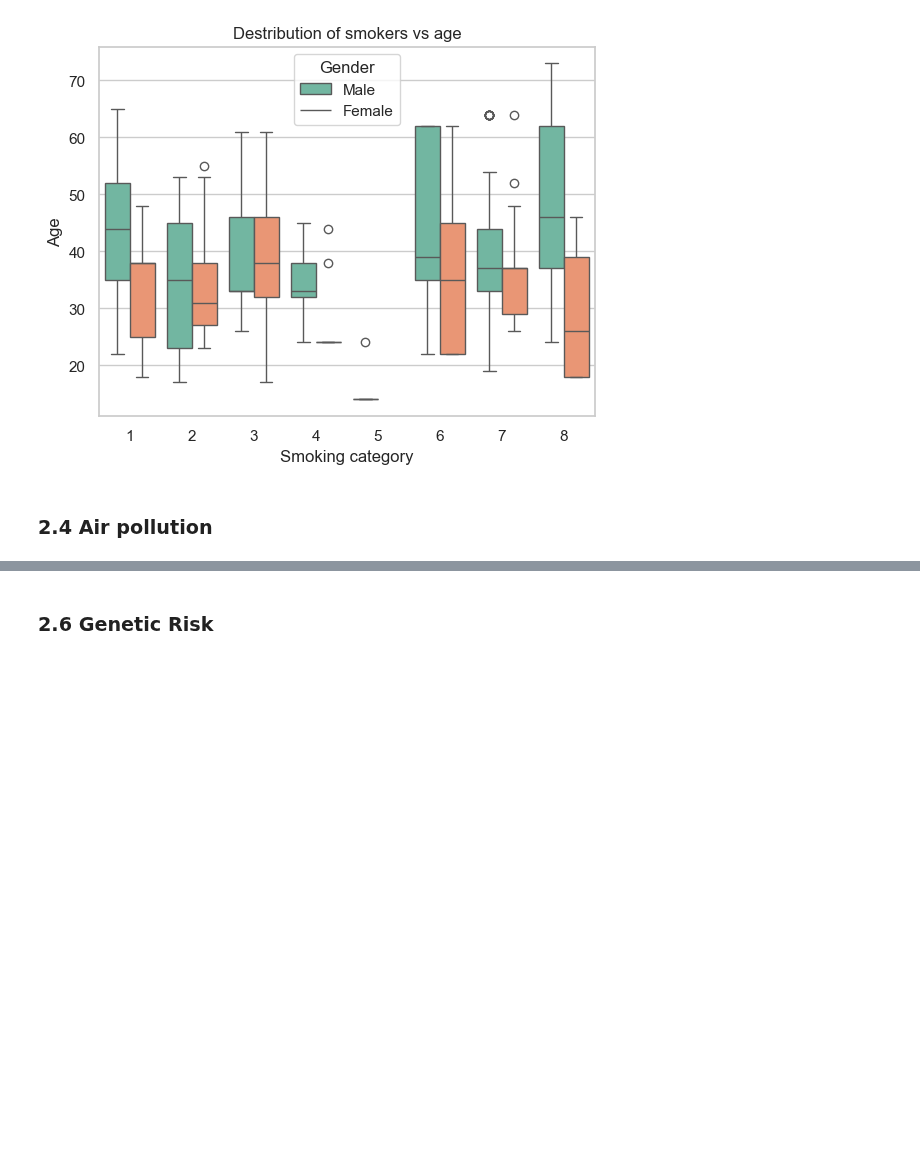
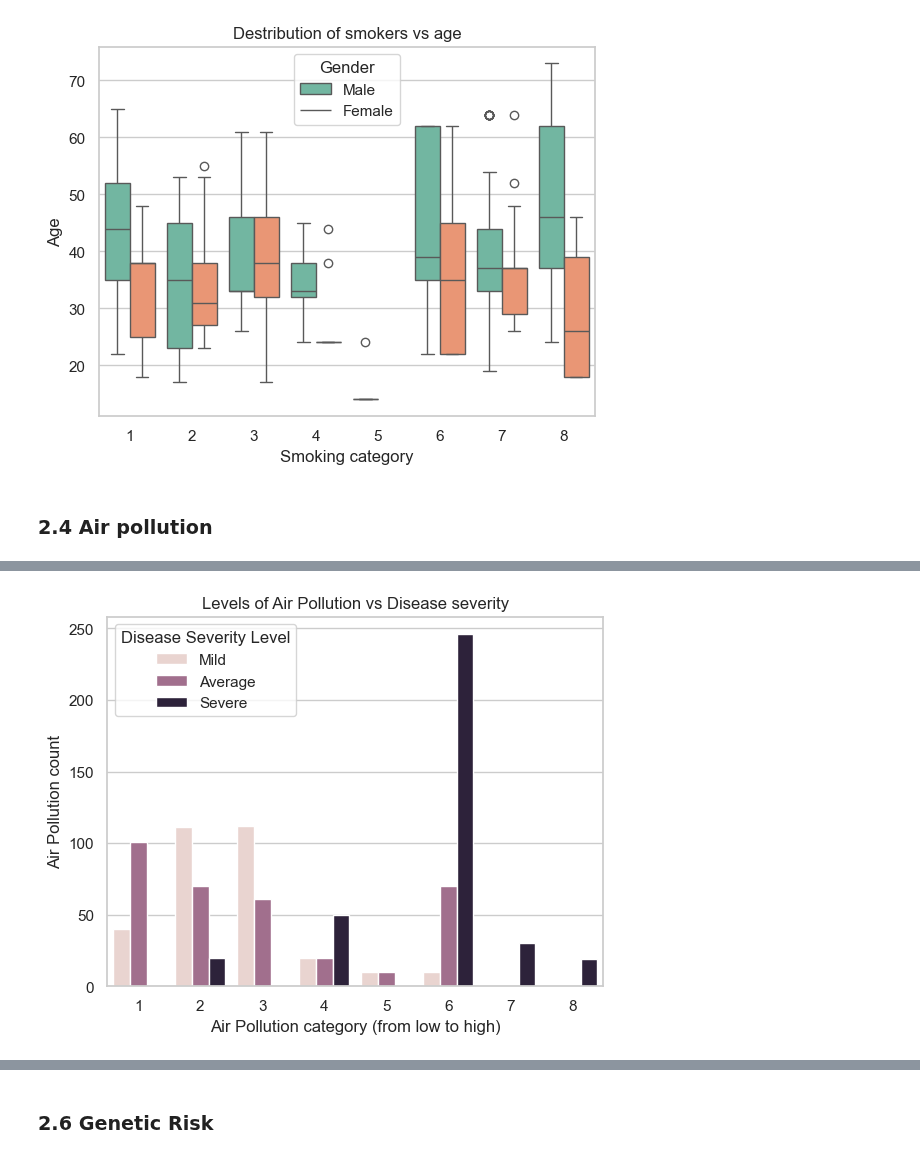
Before and after one commit to tewhol/Responsible_Data_Analysis_Group_1, a Jupyter notebook: model.ipynb, the cells around one changed output, grey strips where cells are left out. Cells and saved outputs as stored; diff of their text form; code cells hidden in the pictures; blank space fills up the shorter version.

```diff
--- a/model.ipynb
+++ b/model.ipynb
@@ -209,0 +231,10 @@ plt.show()
+# %%
+# air pollution level vs Disease Severity
+sns.countplot(data=cancer_df, x = 'Air Pollution', hue = 'Level')
+plt.title('Levels of Air Pollution vs Disease severity')
+plt.legend(title='Disease Severity Level', labels=['Mild', 'Average', 'Severe'])
+plt.xlabel('Air Pollution category (from low to high)')
+plt.ylabel('Air Pollution count')
+plt.show()
+# %% [output]
+[figure, added]
```
Also changed, not shown: parts of 8 cells of this notebook.
